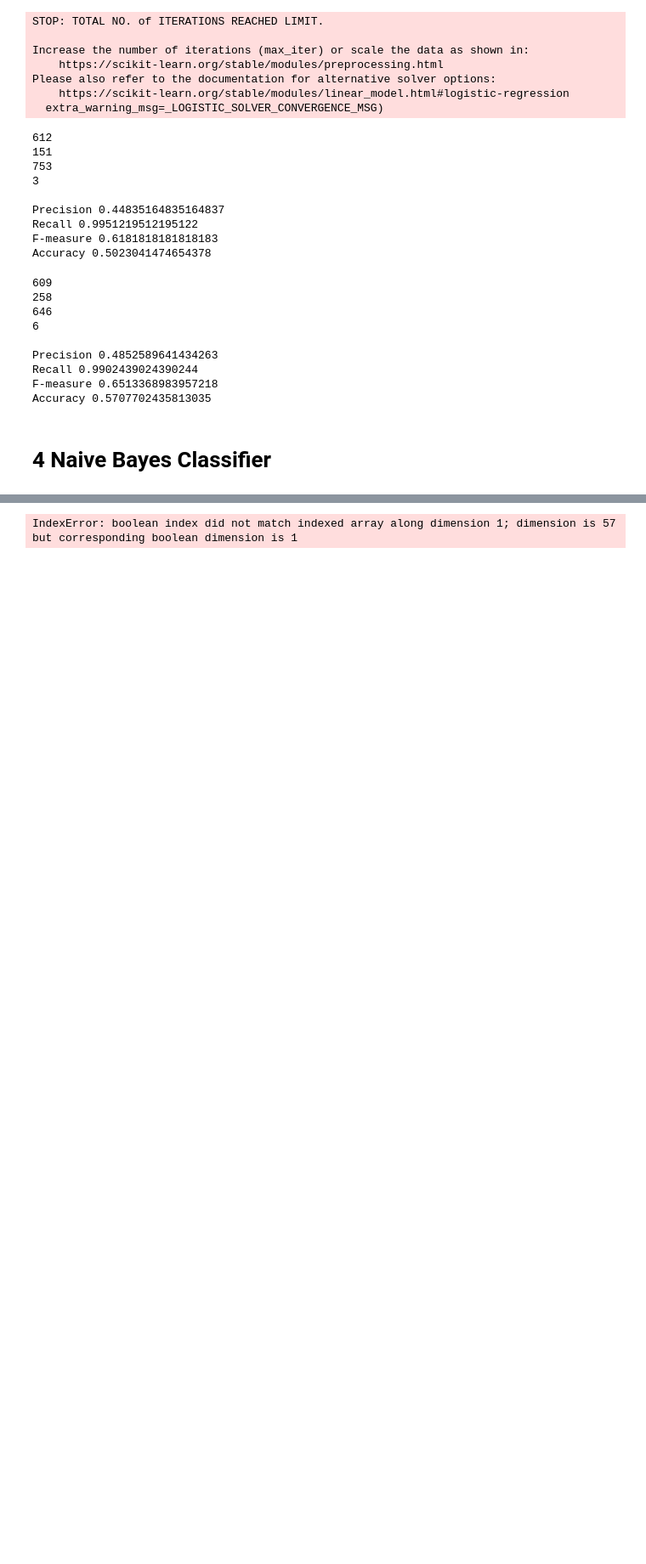
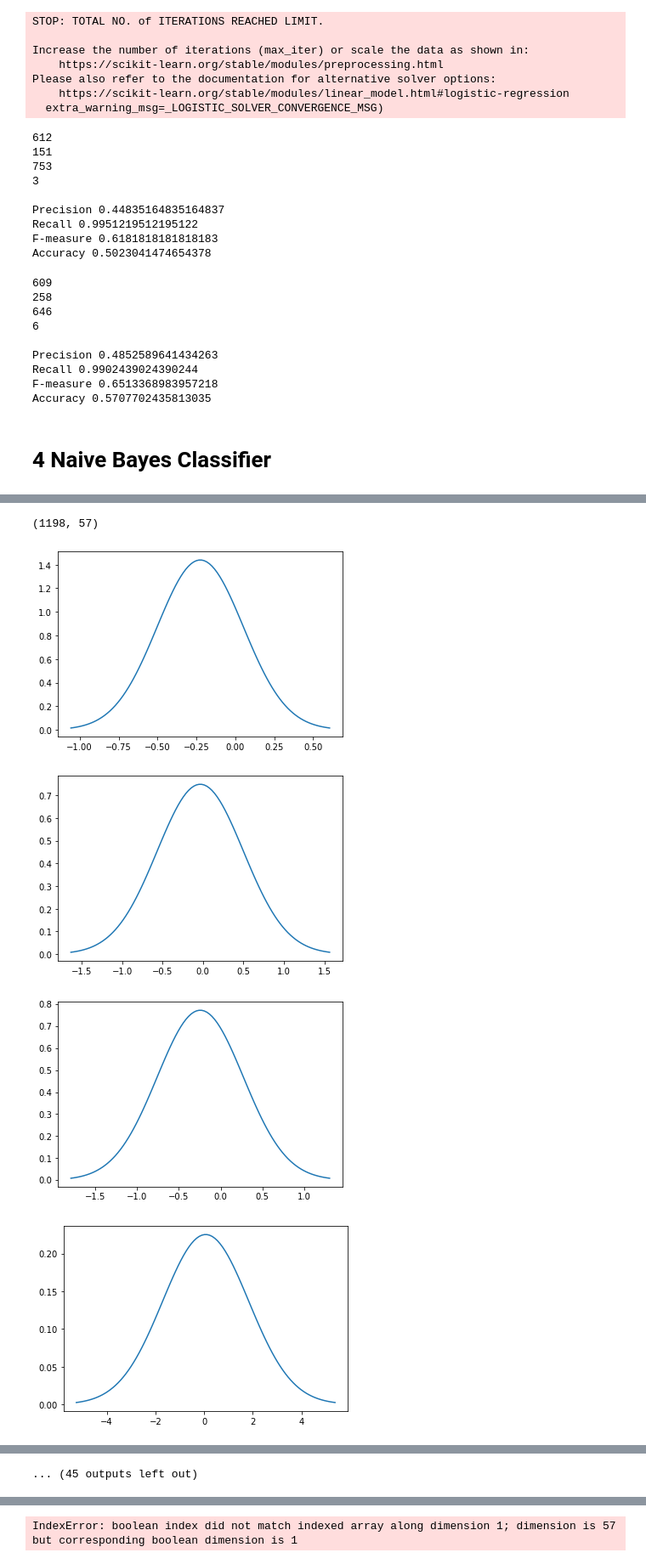
Before and after one commit to Prakhar-Saxena/CollegeAssignments, a Jupyter notebook: CS383/assn2/assn2.ipynb, the cells around one changed output, grey strips where cells are left out. Shown at 85% size. Saved outputs shown, nothing was run; the diff lists cells and outputs as text; code cells hidden in the pictures; blank space fills up the shorter version.

```diff
--- a/CS383/assn2/assn2.ipynb
+++ b/CS383/assn2/assn2.ipynb
@@ -813,9 +817,10 @@ y = (spam[:,-1:]).reshape(len(spam),1)
 X_train, X_test, y_train, y_test = train_test_split(X, y, test_size=0.33, random_state=0)
 
 #4
-X_tr = preprocessing.scale(X_train)
-X_tr_mean = X_tr.mean(axis=0)
-X_tr_stddev = X_tr.std(axis=0)
+# X_tr = preprocessing.scale(X_train)
+X_tr_mean = np.mean(X_train, axis=0,)
+X_tr_stddev = np.std(X_train,axis=0,ddof=1)
+X_tr = X - X_tr_mean / X_tr_stddev
 X_ts = X_test - X_tr_mean / X_tr_stddev
 
 # X_tr = np.c_[np.ones(len(X_tr)),X_tr]
@@ -841,0 +863,19 @@ nonspam_y = np.array(nonspam_y)
+# %%
+spam_X.shape
+# %% [output]
+(1198, 57)
+# %%
+def plot_normal_curves(X_means, X_stddevs):
+    for mu, sigma in zip(X_means, X_stddevs):
+        x = np.linspace(mu - 3*sigma, mu + 3*sigma, 100)
+        plt.plot(x, stats.norm.pdf(x, mu, sigma))
+        plt.show()
+# %%
+spam_X_means = np.mean(spam_X, axis=0)
+spam_X_stddevs = np.std(spam_X, axis=0, ddof=1)
+plot_normal_curves(spam_X_means, spam_X_stddevs)
+# %% [output]
+[figure, added]
+[figure, added]
+[figure, added]
+[figure, added]
@@ -841,0 +890 @@ nonspam_y = np.array(nonspam_y)
+... (45 outputs left out)
```
Also changed, not shown: parts of 18 cells of this notebook.
